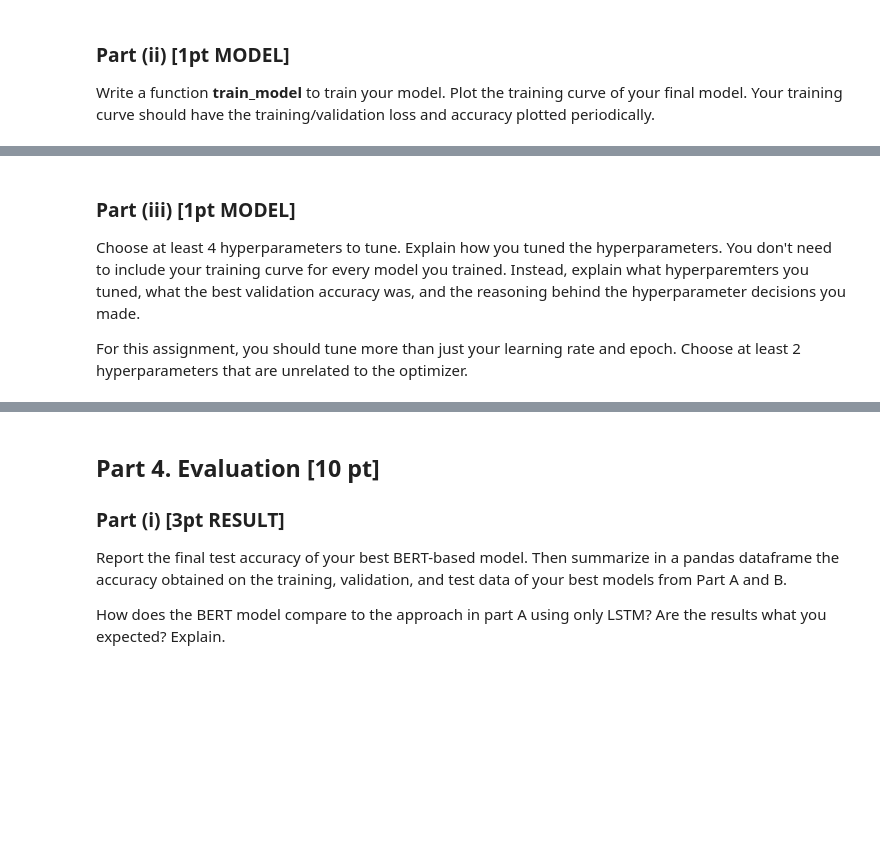
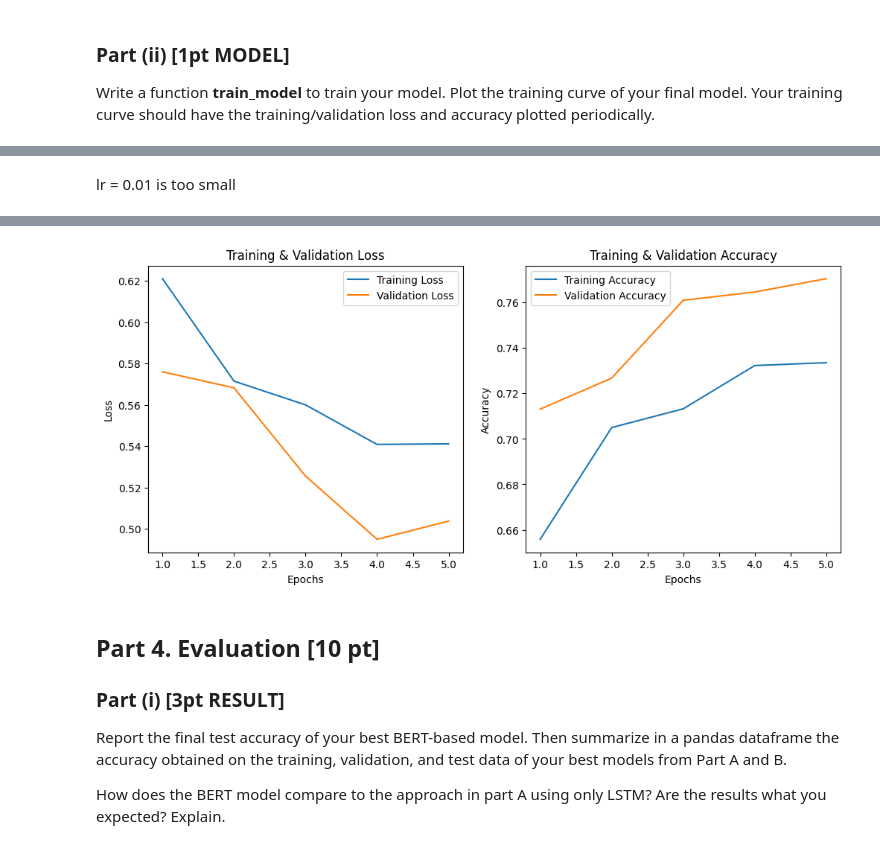
Before and after one commit to Fulankeee/MIE1517-Project-4, a Jupyter notebook: A4.ipynb, the cells around one changed output, grey strips where cells are left out. Saved outputs shown, nothing was run; the diff lists cells and outputs as text; code cells hidden in the pictures; blank space fills up the shorter version.

```diff
--- a/A4.ipynb
+++ b/A4.ipynb
@@ -2710,15 +2724,16 @@ def train_model_SentimentClassifierPooled(model, train_loader, val_loader, crite
         val_loss = 0.0
 
         with torch.no_grad():
-            for inputs, labels in val_loader:
-                inputs, labels = inputs.to(device), labels.to(device)
+            for batch in val_loader:
+                inputs = batch["pooled_output"].to(device)
+                labels = batch["targets"].to(device)
 
                 outputs = model(inputs)
                 loss = criterion(outputs, labels)
                 val_loss += loss.item()
 
         val_loss /= len(val_loader)
-        val_acc = get_accuracy(model, val_loader, device)
+        val_acc = get_accuracy_pooled_output(model, val_loader, device)
 
         # Store in history
         history['train_loss'].append(train_loss)
@@ -2869,9 +2885,12 @@ Epoch 4/10 | Train Loss: 0.5183 | Train Acc: 0.7485 | Val Loss: 0.5085 | Val Acc
-# %% [markdown]
-### Part (iii) [1pt MODEL]
-
-Choose at least 4 hyperparameters to tune. Explain how you tuned the hyperparameters. You don't need to include your training curve for every model you trained.
-Instead, explain what hyperparemters you tuned, what the best validation accuracy was,
-and the reasoning behind the hyperparameter decisions you made.
-
-For this assignment, you should tune more than just your learning rate and epoch.
-Choose at least 2 hyperparameters that are unrelated to the optimizer.
+# %% [markdown]
+lr = 0.01 is too small
+# %%
+# Define Model, Loss, Optimizer
+model = SentimentClassifierPooled(n_classes=2)  # or SentimentClassifierLast(n_classes=2)
+criterion = nn.CrossEntropyLoss()
+optimizer = optim.Adam(model.parameters(), lr=0.001)
+
+# Train Model
+device = torch.device("cuda" if torch.cuda.is_available() else "cpu")
+trained_model, history = train_model_SentimentClassifierPooled(model, train_data_loader, valid_data_loader, criterion, optimizer, device, num_epochs=5)
+# %% [output]
@@ -2877,0 +2902 @@ Choose at least 2 hyperparameters that are unrelated to the optimizer.
+[figure, added]
```
Also changed, not shown: parts of 9 cells of this notebook.
